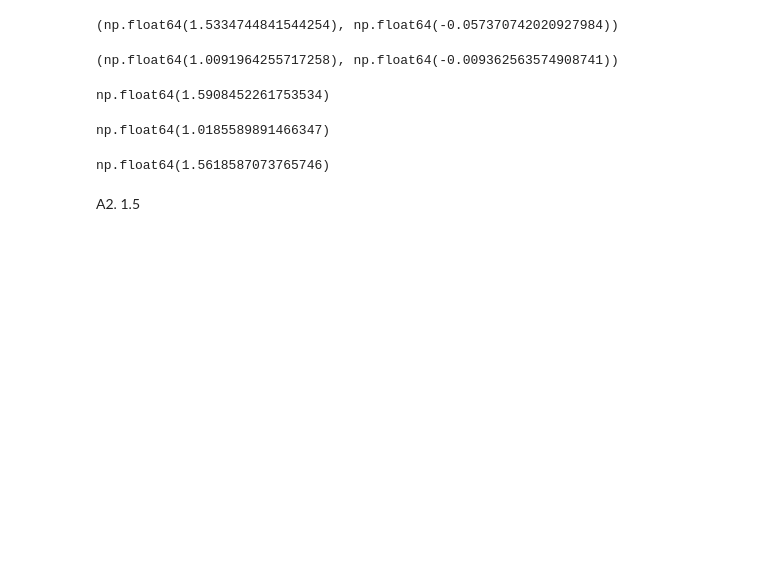
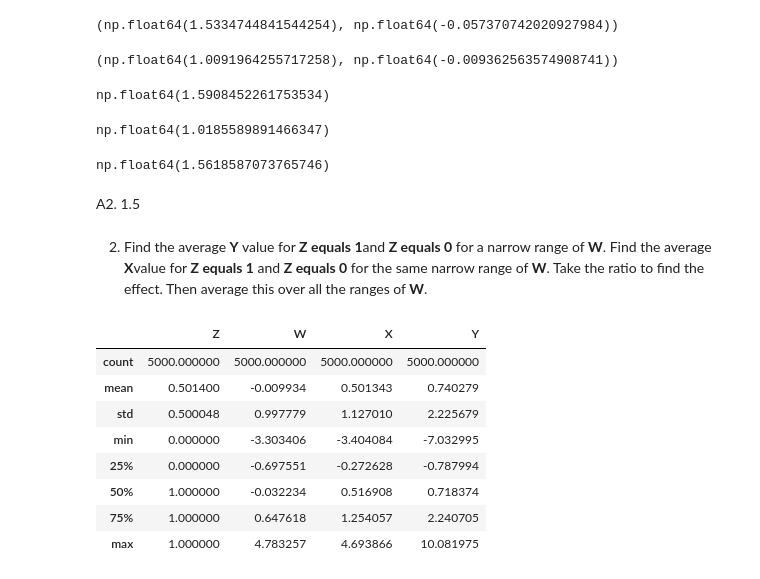
Before and after one commit to calebhadley1/DX702-mod-6, a Jupyter notebook: homework_4.1.ipynb, the cells around one changed output. Saved outputs shown, nothing was run; the diff lists cells and outputs as text; code cells hidden in the pictures; blank space fills up the shorter version.

```diff
--- a/homework_4.1.ipynb
+++ b/homework_4.1.ipynb
@@ -86,3 +86,17 @@ np.float64(1.0185589891466347)
 np.float64(1.5618587073765746)
 # %% [markdown]
 A2. 1.5
+# %% [markdown]
+2. Find the average **Y** value for **Z equals 1**and **Z equals 0** for a narrow range of **W**. Find the average **X**value for **Z equals 1** and **Z equals 0** for the same narrow range of **W**. Take the ratio to find the effect. Then average this over all the ranges of **W**.
+# %%
+df.describe()
+# %% [output]
+|  | Z | W | X | Y |
+| count | 5000.000000 | 5000.000000 | 5000.000000 | 5000.000000 |
+| mean | 0.501400 | -0.009934 | 0.501343 | 0.740279 |
+| std | 0.500048 | 0.997779 | 1.127010 | 2.225679 |
+| min | 0.000000 | -3.303406 | -3.404084 | -7.032995 |
+| 25% | 0.000000 | -0.697551 | -0.272628 | -0.787994 |
+| 50% | 1.000000 | -0.032234 | 0.516908 | 0.718374 |
+| 75% | 1.000000 | 0.647618 | 1.254057 | 2.240705 |
+| max | 1.000000 | 4.783257 | 4.693866 | 10.081975 |
```
Also changed, not shown: parts of 3 cells of this notebook, 2 other files.
